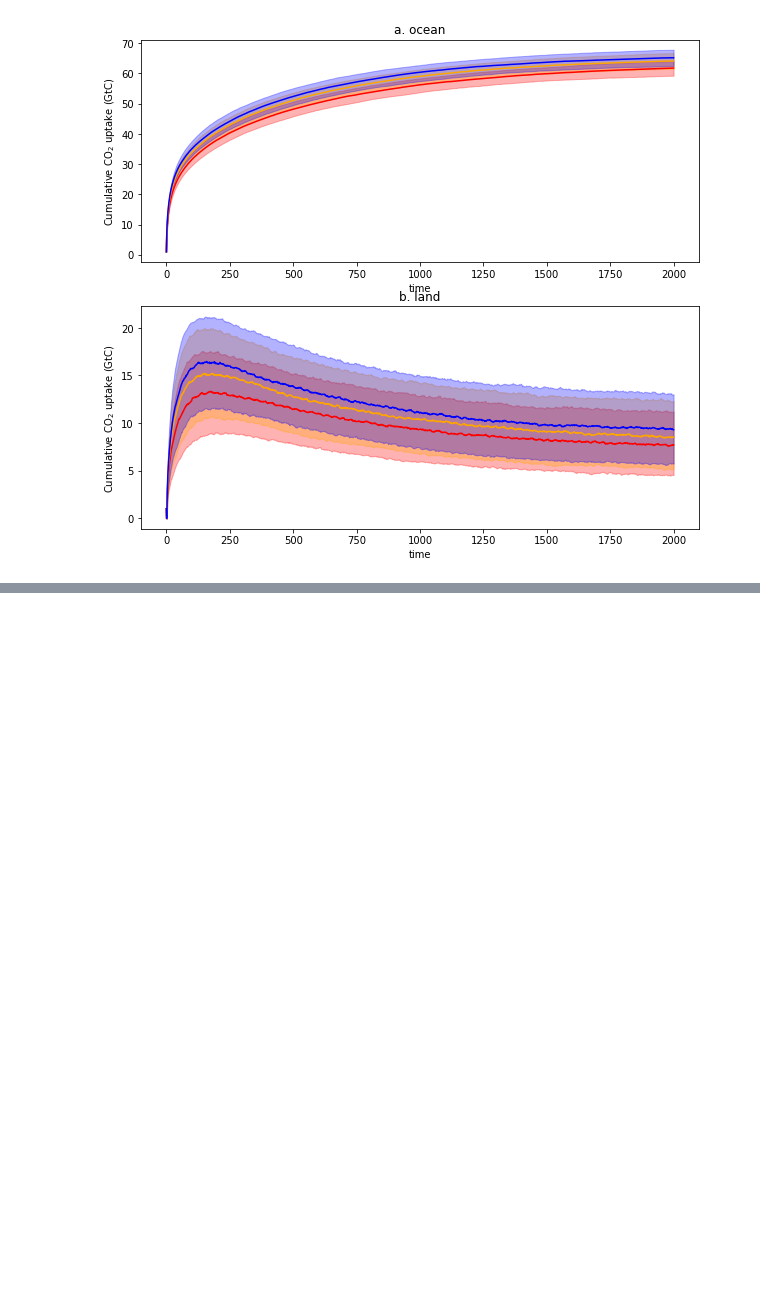
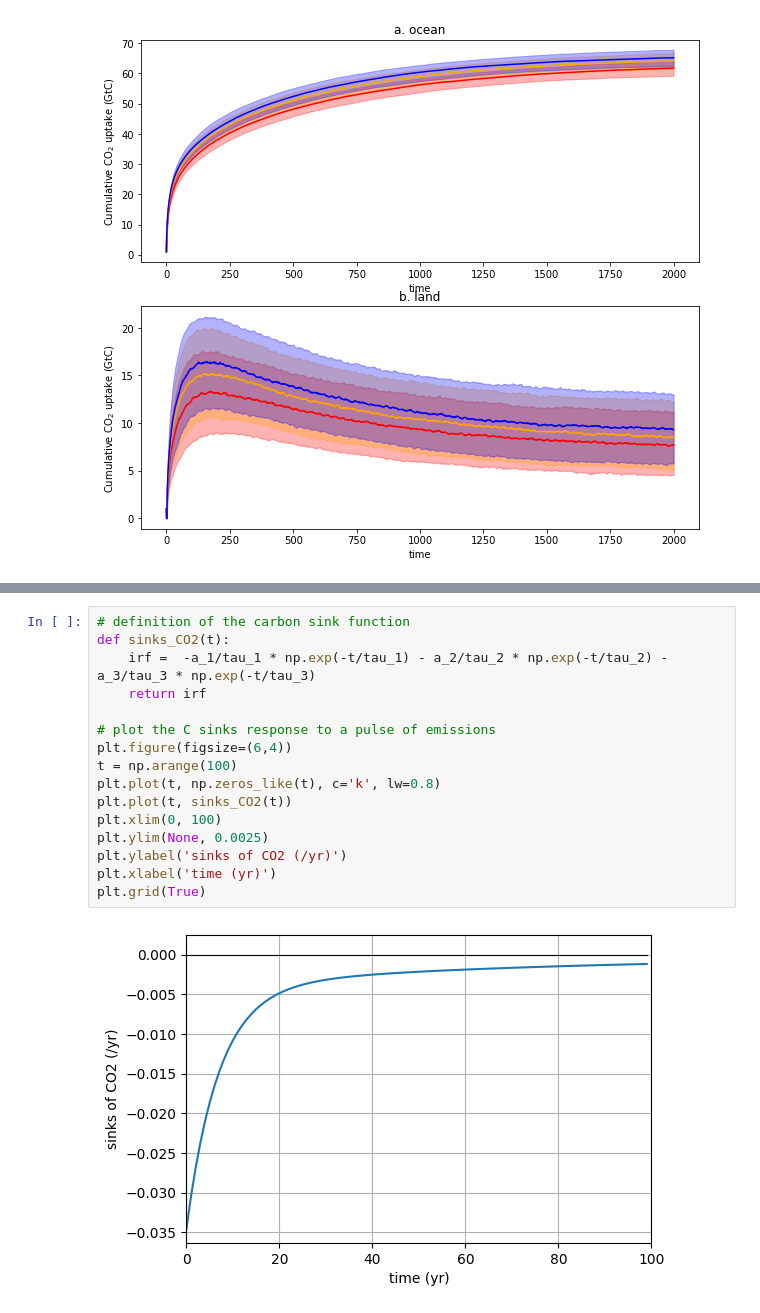
Before and after one commit to acsed-dot/TP-MSOAC-Climate_change, a Jupyter notebook: topics/5-irf.ipynb, the cells around one changed output, grey strips where cells are left out. Saved outputs shown, nothing was run; the diff lists cells and outputs as text; blank space fills up the shorter version.

```diff
--- a/topics/5-irf.ipynb
+++ b/topics/5-irf.ipynb
@@ -474,0 +505,18 @@ __Help__ : What are the units of $\tau_{C,}$ and $a_{C,}$ ?
+# %%
+# definition of the carbon sink function
+def sinks_CO2(t):
+    irf =  -a_1/tau_1 * np.exp(-t/tau_1) - a_2/tau_2 * np.exp(-t/tau_2) - a_3/tau_3 * np.exp(-t/tau_3)
+    return irf
+
+# plot the C sinks response to a pulse of emissions
+plt.figure(figsize=(6,4))
+t = np.arange(100)
+plt.plot(t, np.zeros_like(t), c='k', lw=0.8)
+plt.plot(t, sinks_CO2(t))
+plt.xlim(0, 100)
+plt.ylim(None, 0.0025)
+plt.ylabel('sinks of CO2 (/yr)')
+plt.xlabel('time (yr)')
+plt.grid(True)
+# %% [output]
+[figure, added]
```
Also changed, not shown: parts of 43 cells of this notebook.
